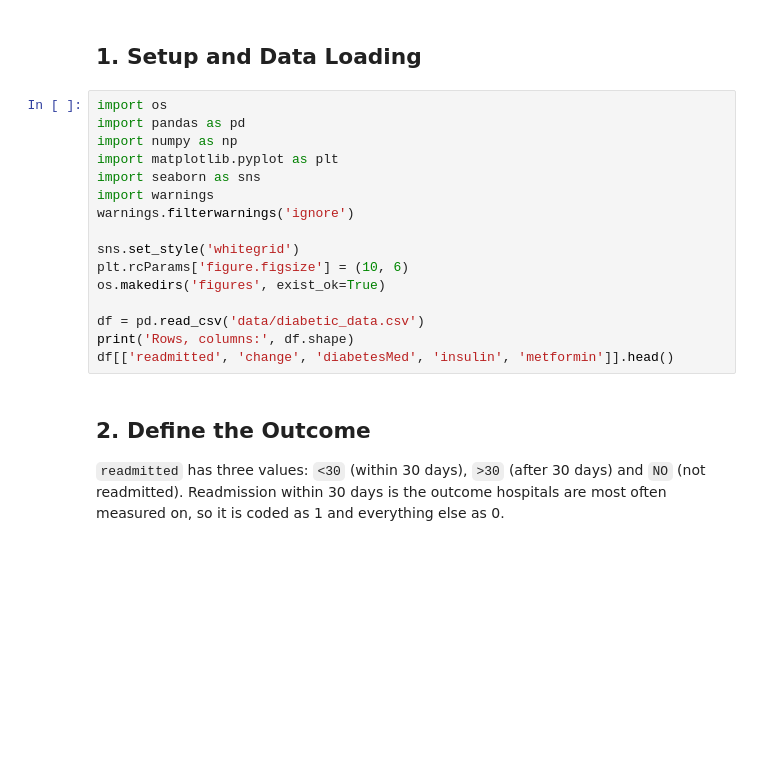
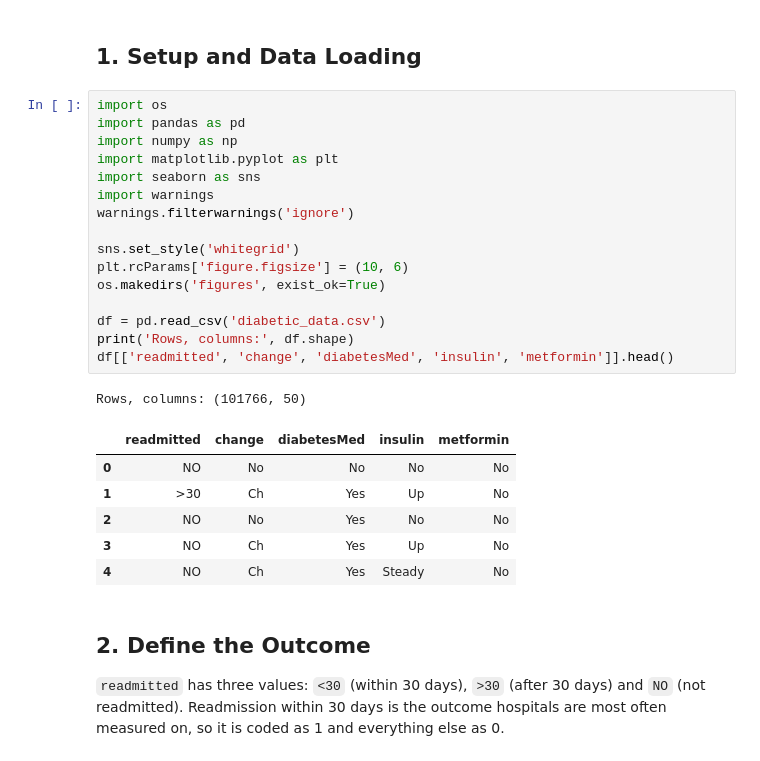
Before and after one commit to AmarachiNjoku/diabetes-readmission-medications, a Jupyter notebook: Diabetes_Readmission_by_Medications.ipynb, the cells around one changed output. Drawn from its saved outputs; the diff is of its cells as text; blank space fills up the shorter version.

```diff
--- a/Diabetes_Readmission_by_Medications.ipynb
+++ b/Diabetes_Readmission_by_Medications.ipynb
@@ -17,19 +17,27 @@ This analysis describes **associations**. A higher readmission rate among patien
 # %%
 import os
 import pandas as pd
 import numpy as np
 import matplotlib.pyplot as plt
 import seaborn as sns
 import warnings
 warnings.filterwarnings('ignore')
 
 sns.set_style('whitegrid')
 plt.rcParams['figure.figsize'] = (10, 6)
 os.makedirs('figures', exist_ok=True)
 
-df = pd.read_csv('data/diabetic_data.csv')
+df = pd.read_csv('diabetic_data.csv')
 print('Rows, columns:', df.shape)
 df[['readmitted', 'change', 'diabetesMed', 'insulin', 'metformin']].head()
+# %% [output]
+Rows, columns: (101766, 50)
+|  | readmitted | change | diabetesMed | insulin | metformin |
+| 0 | NO | No | No | No | No |
+| 1 | >30 | Ch | Yes | Up | No |
+| 2 | NO | No | Yes | No | No |
+| 3 | NO | Ch | Yes | Up | No |
+| 4 | NO | Ch | Yes | Steady | No |
 # %% [markdown]
 ## 2. Define the Outcome
 `readmitted` has three values: `<30` (within 30 days), `>30` (after 30 days) and `NO` (not readmitted). Readmission within 30 days is the outcome hospitals are most often measured on, so it is coded as 1 and everything else as 0.
```
Also changed, not shown: parts of 8 cells of this notebook.
